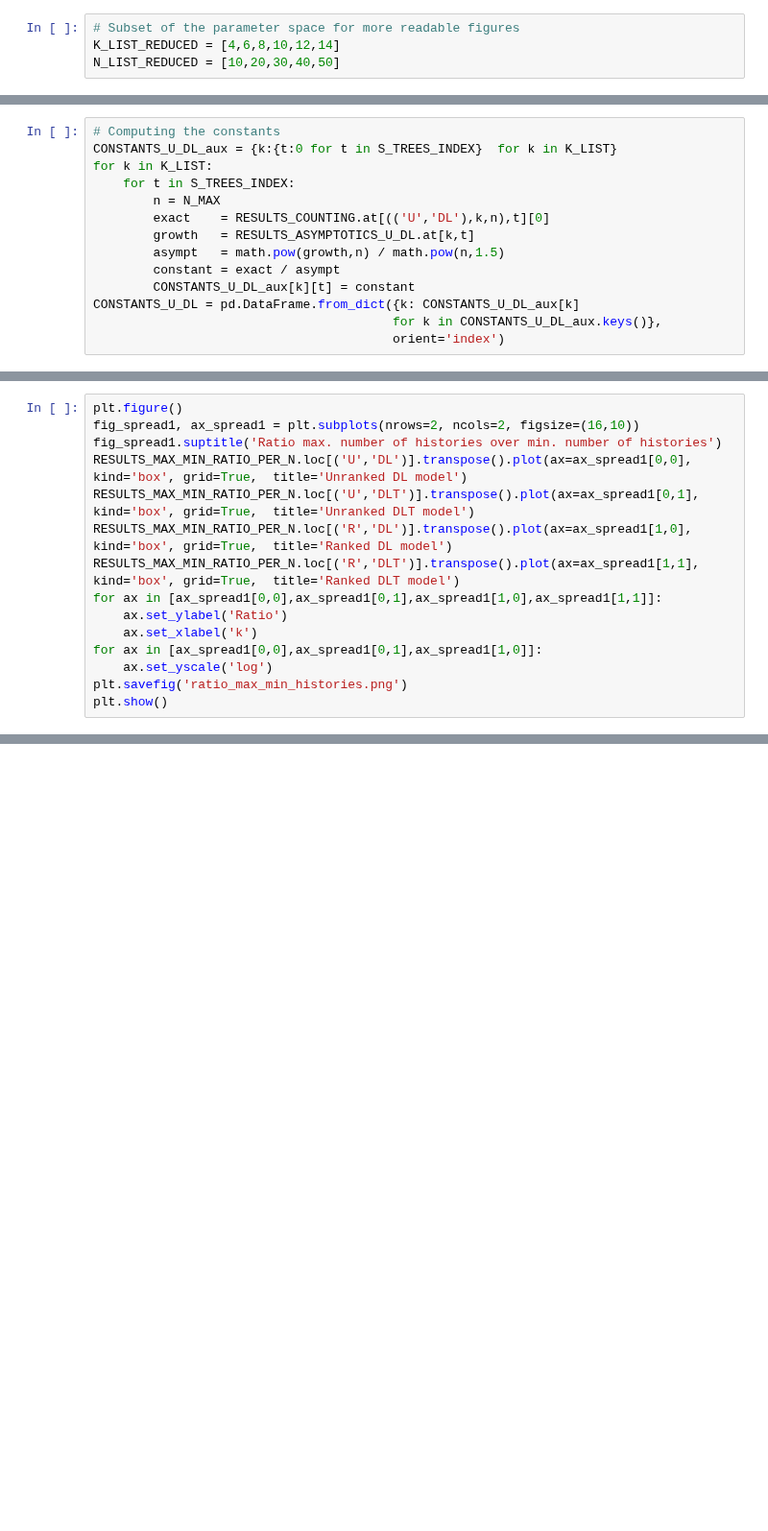
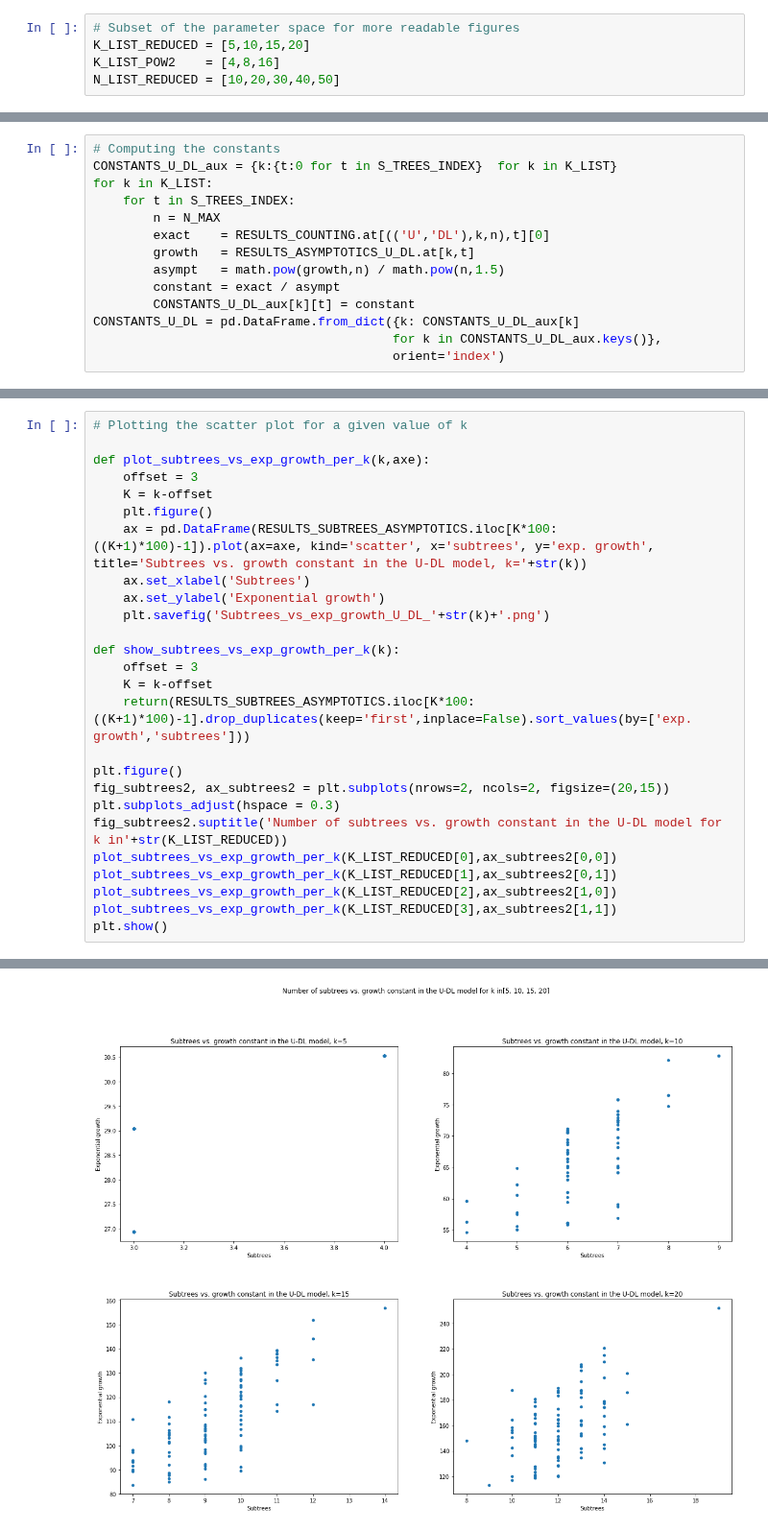
Before and after one commit to cchauve/DLT-Histories, a Jupyter notebook: doc/notebooks/Paper_figures.ipynb, the cells around one changed output, grey strips where cells are left out. Shown at 96% size. Drawn from its saved outputs; the diff is of its cells as text; blank space fills up the shorter version.

```diff
--- a/doc/notebooks/Paper_figures.ipynb
+++ b/doc/notebooks/Paper_figures.ipynb
@@ -40,7 +61,8 @@ R_MAX  = 10
 R_LIST = [r for r in range(1,R_MAX+1)]
 # %%
 # Subset of the parameter space for more readable figures
-K_LIST_REDUCED = [4,6,8,10,12,14]
+K_LIST_REDUCED = [5,10,15,20]
+K_LIST_POW2    = [4,8,16]
 N_LIST_REDUCED = [10,20,30,40,50]
 # %%
 # Reading the exact counting results
@@ -179,15 +174,0 @@ RESULTS_MAX_MIN_RATIO_PER_N = RESULTS_COUNTING_PER_N.applymap(max_min_ratio)
-# %%
-plt.figure()
-fig_spread1, ax_spread1 = plt.subplots(nrows=2, ncols=2, figsize=(16,10))
-fig_spread1.suptitle('Ratio max. number of histories over min. number of histories')
-RESULTS_MAX_MIN_RATIO_PER_N.loc[('U','DL')].transpose().plot(ax=ax_spread1[0,0], kind='box', grid=True,  title='Unranked DL model')
-RESULTS_MAX_MIN_RATIO_PER_N.loc[('U','DLT')].transpose().plot(ax=ax_spread1[0,1],  kind='box', grid=True,  title='Unranked DLT model')
-RESULTS_MAX_MIN_RATIO_PER_N.loc[('R','DL')].transpose().plot(ax=ax_spread1[1,0], kind='box', grid=True,  title='Ranked DL model')
-RESULTS_MAX_MIN_RATIO_PER_N.loc[('R','DLT')].transpose().plot(ax=ax_spread1[1,1], kind='box', grid=True,  title='Ranked DLT model')
-for ax in [ax_spread1[0,0],ax_spread1[0,1],ax_spread1[1,0],ax_spread1[1,1]]:
-    ax.set_ylabel('Ratio')
-    ax.set_xlabel('k')
-for ax in [ax_spread1[0,0],ax_spread1[0,1],ax_spread1[1,0]]:
-    ax.set_yscale('log')
-plt.savefig('ratio_max_min_histories.png')
-plt.show()
@@ -309,0 +272,27 @@ plt.show()
+# %%
+# Plotting the scatter plot for a given value of k
+
+def plot_subtrees_vs_exp_growth_per_k(k,axe):
+    offset = 3
+    K = k-offset
+    plt.figure()
+    ax = pd.DataFrame(RESULTS_SUBTREES_ASYMPTOTICS.iloc[K*100:((K+1)*100)-1]).plot(ax=axe, kind='scatter', x='subtrees', y='exp. growth', title='Subtrees vs. growth constant in the U-DL model, k='+str(k))
+    ax.set_xlabel('Subtrees')
+    ax.set_ylabel('Exponential growth')
+    plt.savefig('Subtrees_vs_exp_growth_U_DL_'+str(k)+'.png')
+
+def show_subtrees_vs_exp_growth_per_k(k):
+    offset = 3
+    K = k-offset
+    return(RESULTS_SUBTREES_ASYMPTOTICS.iloc[K*100:((K+1)*100)-1].drop_duplicates(keep='first',inplace=False).sort_values(by=['exp. growth','subtrees']))
+
+plt.figure()
+fig_subtrees2, ax_subtrees2 = plt.subplots(nrows=2, ncols=2, figsize=(20,15))
+plt.subplots_adjust(hspace = 0.3)
+fig_subtrees2.suptitle('Number of subtrees vs. growth constant in the U-DL model for k in'+str(K_LIST_REDUCED))
+plot_subtrees_vs_exp_growth_per_k(K_LIST_REDUCED[0],ax_subtrees2[0,0])
+plot_subtrees_vs_exp_growth_per_k(K_LIST_REDUCED[1],ax_subtrees2[0,1])
+plot_subtrees_vs_exp_growth_per_k(K_LIST_REDUCED[2],ax_subtrees2[1,0])
+plot_subtrees_vs_exp_growth_per_k(K_LIST_REDUCED[3],ax_subtrees2[1,1])
+plt.show()
+# %% [output]
@@ -309,0 +300 @@ plt.show()
+[figure, added]
```
Also changed, not shown: parts of 49 cells of this notebook.
